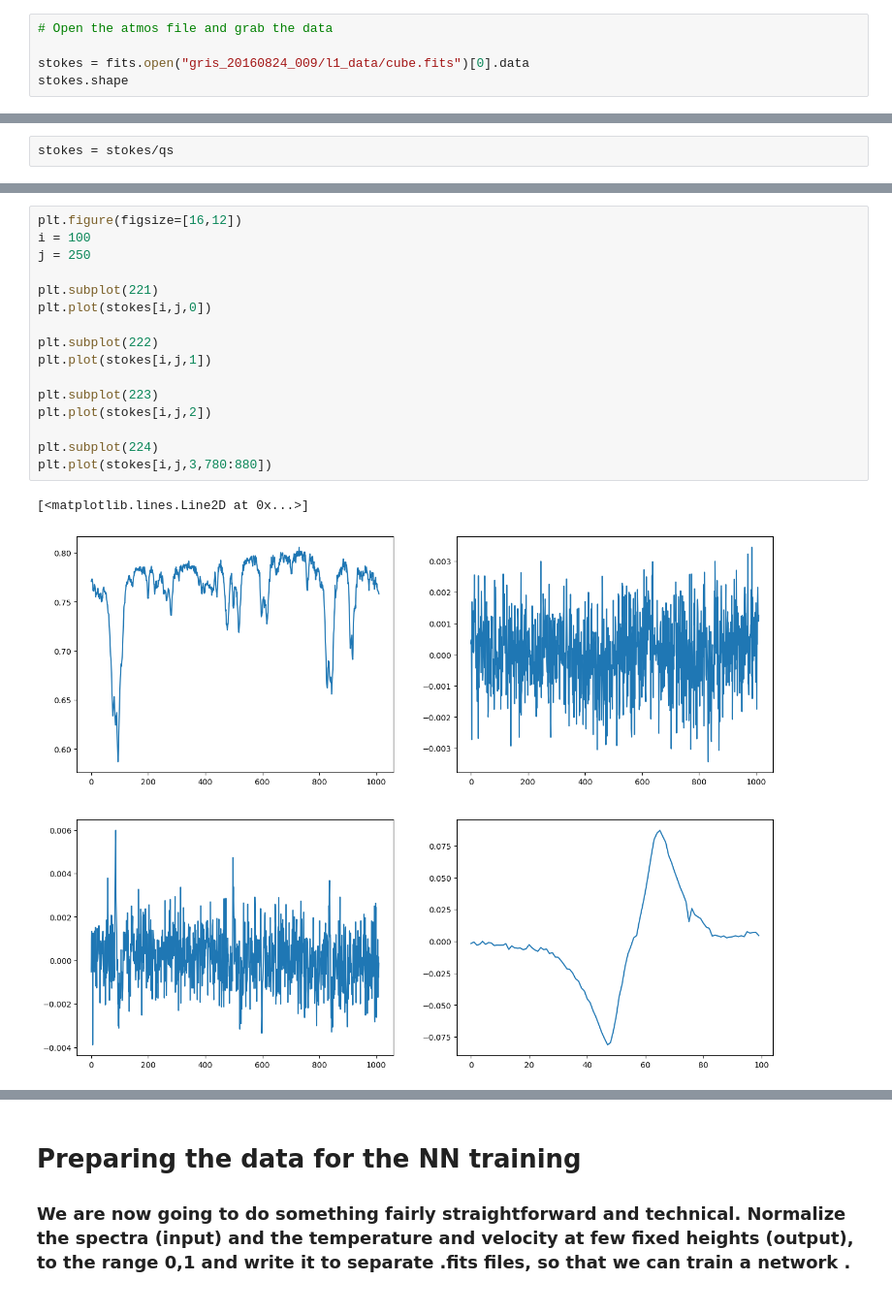
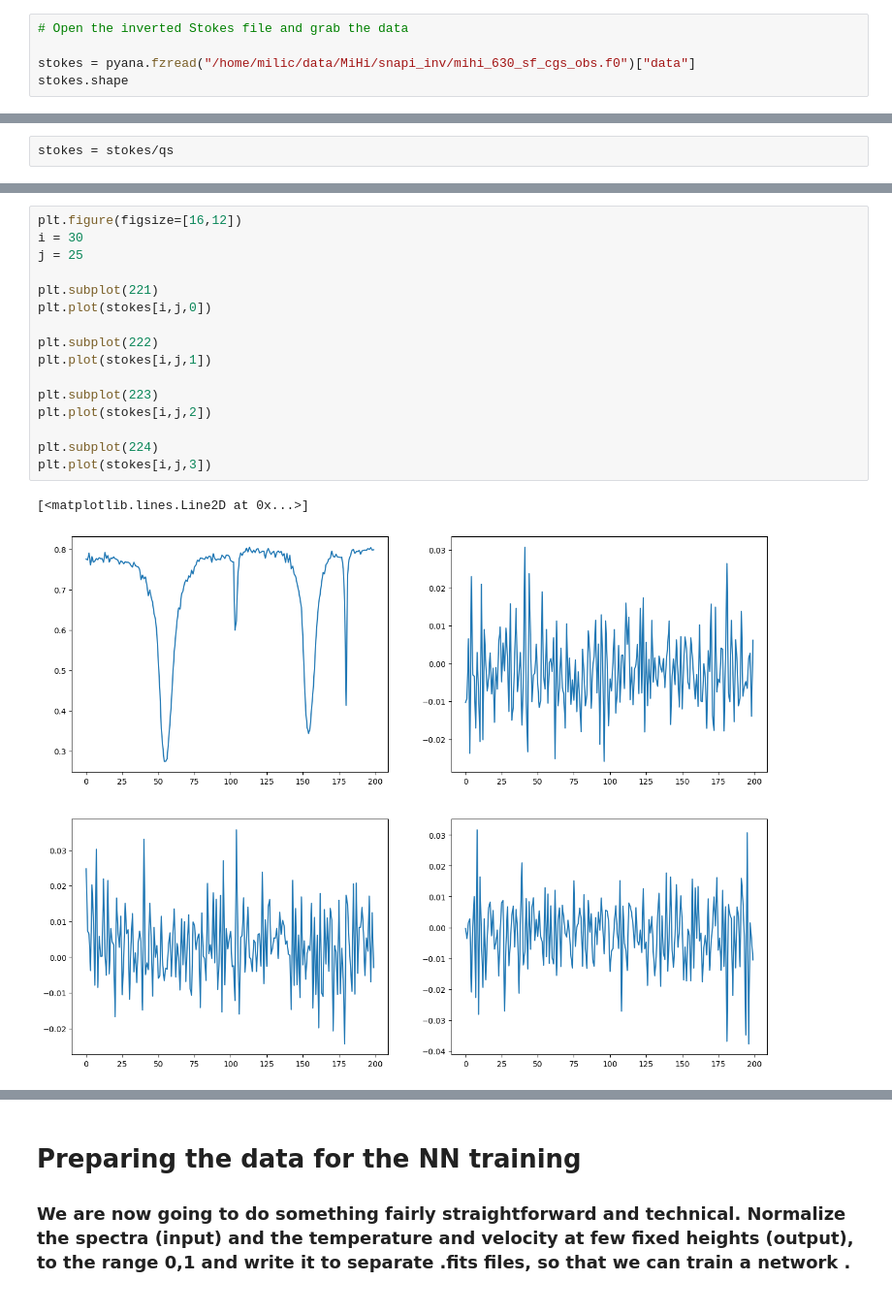
Before and after one commit to ivanzmilic/GRIS_dnn, a Jupyter notebook: data_exploration_and_preparation.ipynb, the cells around one changed output, grey strips where cells are left out. Shown at 97% size. Saved outputs shown, nothing was run; the diff lists cells and outputs as text.

```diff
--- a/data_exploration_and_preparation.ipynb
+++ b/data_exploration_and_preparation.ipynb
@@ -32,6 +10,6 @@ Dimensions are as follows:
 # %%
-# Open the atmos file and grab the data
+# Open the inverted Stokes file and grab the data
 
-stokes = fits.open("gris_20160824_009/l1_data/cube.fits")[0].data
+stokes = pyana.fzread("/home/milic/data/MiHi/snapi_inv/mihi_630_sf_cgs_obs.f0")["data"]
 stokes.shape
 # %% [output]
@@ -77,22 +51,22 @@ plt.colorbar()
 # %%
 plt.figure(figsize=[16,12])
-i = 100
-j = 250
+i = 30
+j = 25
 
 plt.subplot(221)
 plt.plot(stokes[i,j,0])
 
 plt.subplot(222)
 plt.plot(stokes[i,j,1])
 
 plt.subplot(223)
 plt.plot(stokes[i,j,2])
 
 plt.subplot(224)
-plt.plot(stokes[i,j,3,780:880])
+plt.plot(stokes[i,j,3])
 # %% [output]
 [<matplotlib.lines.Line2D at 0x...>]
-[figure, old version]
+[figure, new version]
 # %%
 # Cut the data for the training:
 
```
Also changed, not shown: parts of 30 cells of this notebook, 2 other files.
